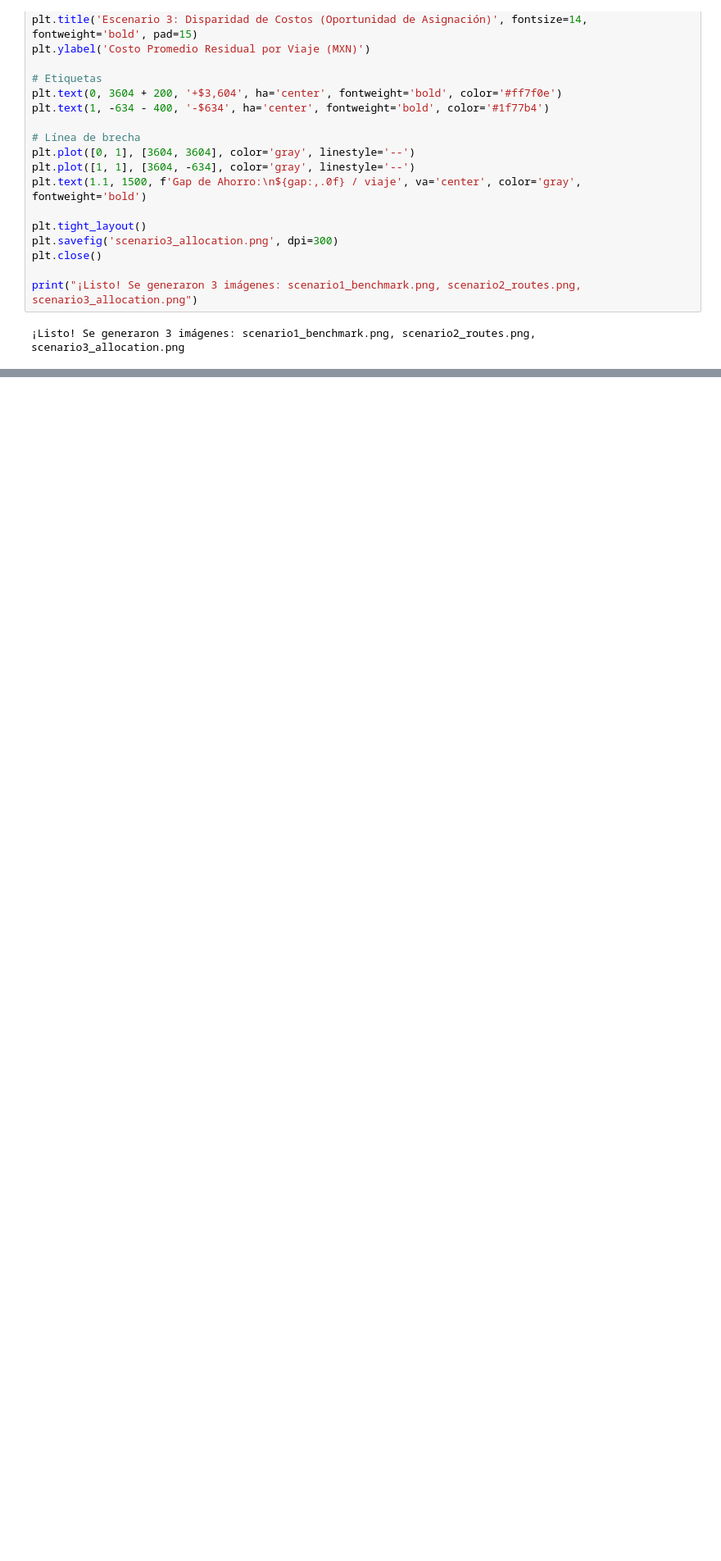
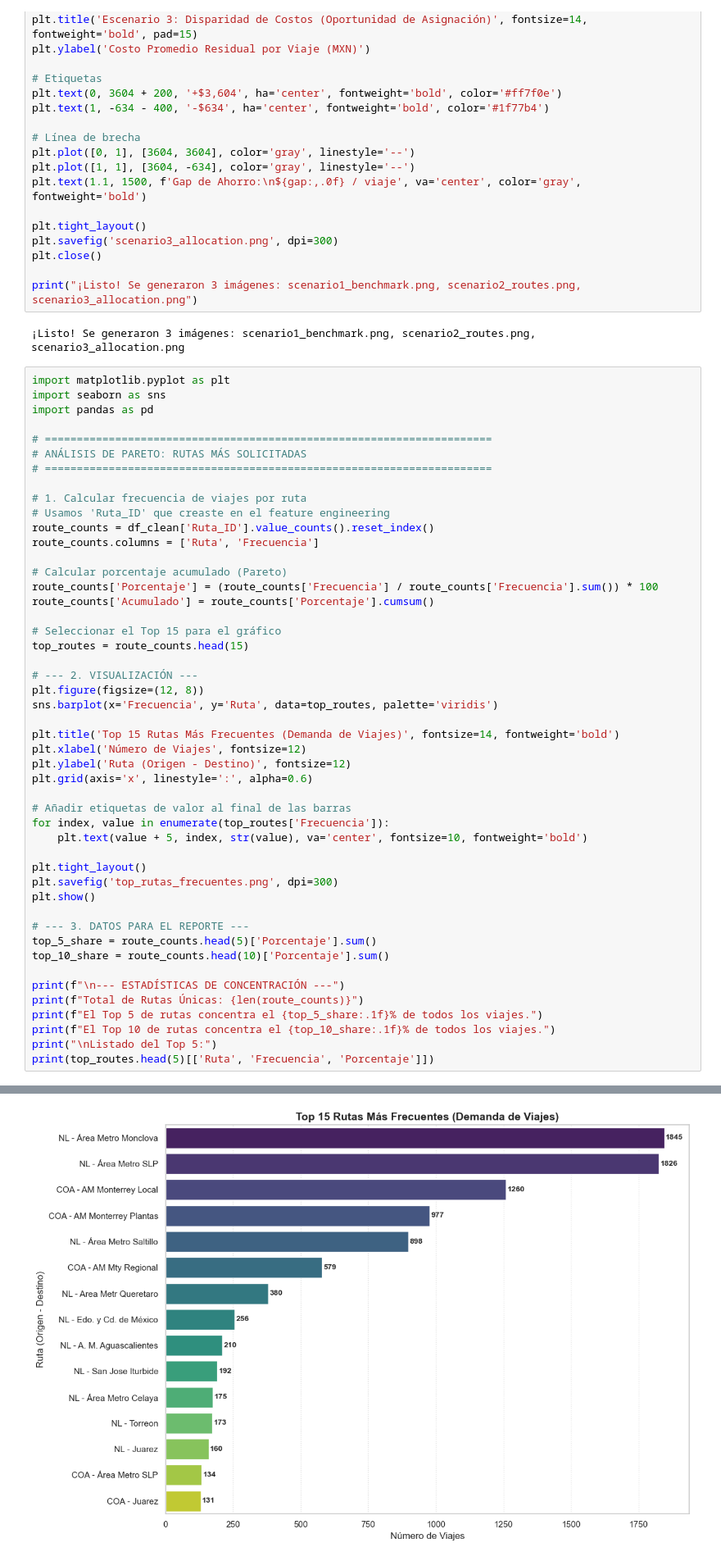
Before and after one commit to Pansocrates03/transport-ml, a Jupyter notebook: notebooks/_3_Analisis_Econometrico.ipynb, the cells around one changed output, grey strips where cells are left out. Shown at 82% size. Drawn from its saved outputs; the diff is of its cells as text; blank space fills up the shorter version.

```diff
--- a/notebooks/_3_Analisis_Econometrico.ipynb
+++ b/notebooks/_3_Analisis_Econometrico.ipynb
@@ -1056,3 +1056,52 @@ plt.close()
 print("¡Listo! Se generaron 3 imágenes: scenario1_benchmark.png, scenario2_routes.png, scenario3_allocation.png")
 # %% [output]
 ¡Listo! Se generaron 3 imágenes: scenario1_benchmark.png, scenario2_routes.png, scenario3_allocation.png
+# %%
+import matplotlib.pyplot as plt
+import seaborn as sns
+import pandas as pd
+
+# ======================================================================
+# ANÁLISIS DE PARETO: RUTAS MÁS SOLICITADAS
+# ======================================================================
+
+# 1. Calcular frecuencia de viajes por ruta
+# Usamos 'Ruta_ID' que creaste en el feature engineering
+route_counts = df_clean['Ruta_ID'].value_counts().reset_index()
+route_counts.columns = ['Ruta', 'Frecuencia']
+
+# Calcular porcentaje acumulado (Pareto)
+route_counts['Porcentaje'] = (route_counts['Frecuencia'] / route_counts['Frecuencia'].sum()) * 100
+route_counts['Acumulado'] = route_counts['Porcentaje'].cumsum()
+
+# Seleccionar el Top 15 para el gráfico
+top_routes = route_counts.head(15)
+
+# --- 2. VISUALIZACIÓN ---
+plt.figure(figsize=(12, 8))
+sns.barplot(x='Frecuencia', y='Ruta', data=top_routes, palette='viridis')
+
+plt.title('Top 15 Rutas Más Frecuentes (Demanda de Viajes)', fontsize=14, fontweight='bold')
+plt.xlabel('Número de Viajes', fontsize=12)
+plt.ylabel('Ruta (Origen - Destino)', fontsize=12)
+plt.grid(axis='x', linestyle=':', alpha=0.6)
+
+# Añadir etiquetas de valor al final de las barras
+for index, value in enumerate(top_routes['Frecuencia']):
+    plt.text(value + 5, index, str(value), va='center', fontsize=10, fontweight='bold')
+
+plt.tight_layout()
+plt.savefig('top_rutas_frecuentes.png', dpi=300)
+plt.show()
+
+# --- 3. DATOS PARA EL REPORTE ---
+top_5_share = route_counts.head(5)['Porcentaje'].sum()
+top_10_share = route_counts.head(10)['Porcentaje'].sum()
+
+print(f"\n--- ESTADÍSTICAS DE CONCENTRACIÓN ---")
+print(f"Total de Rutas Únicas: {len(route_counts)}")
+print(f"El Top 5 de rutas concentra el {top_5_share:.1f}% de todos los viajes.")
+print(f"El Top 10 de rutas concentra el {top_10_share:.1f}% de todos los viajes.")
+print("\nListado del Top 5:")
+print(top_routes.head(5)[['Ruta', 'Frecuencia', 'Porcentaje']])
+# %% [output]
@@ -1058,0 +1111 @@ print("¡Listo! Se generaron 3 imágenes: scenario1_benchmark.png, scenario2_rou
+[figure, added]
```
Also changed, not shown: parts of 14 cells of this notebook, 6 other files.
